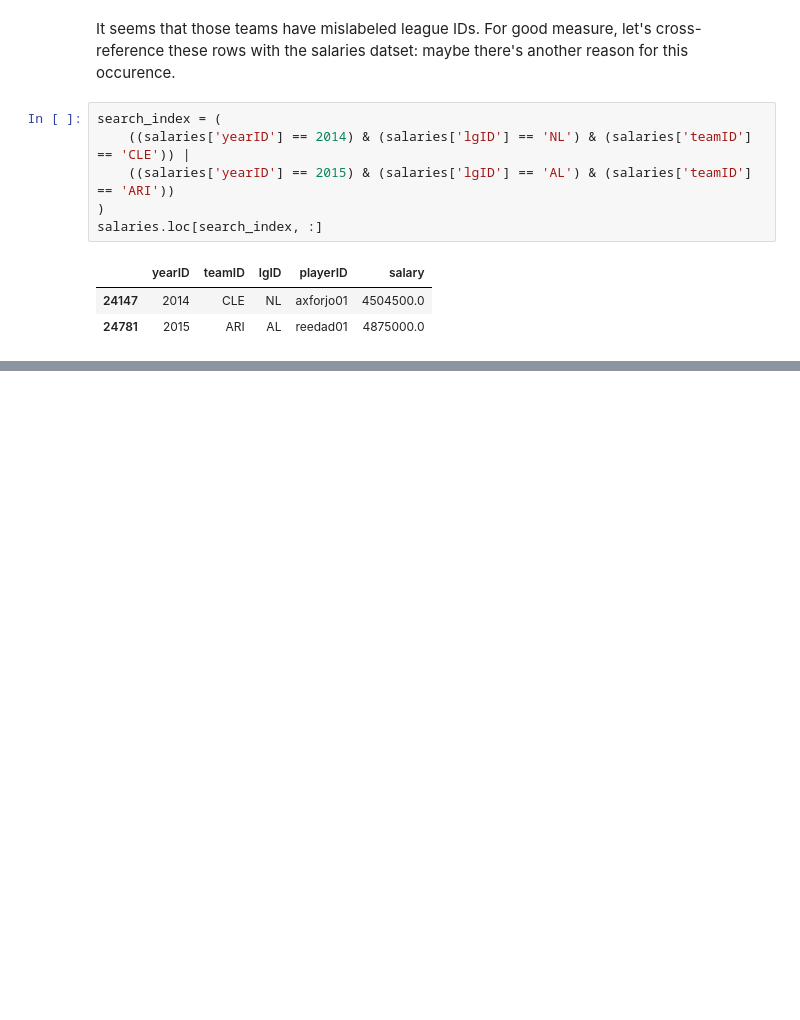
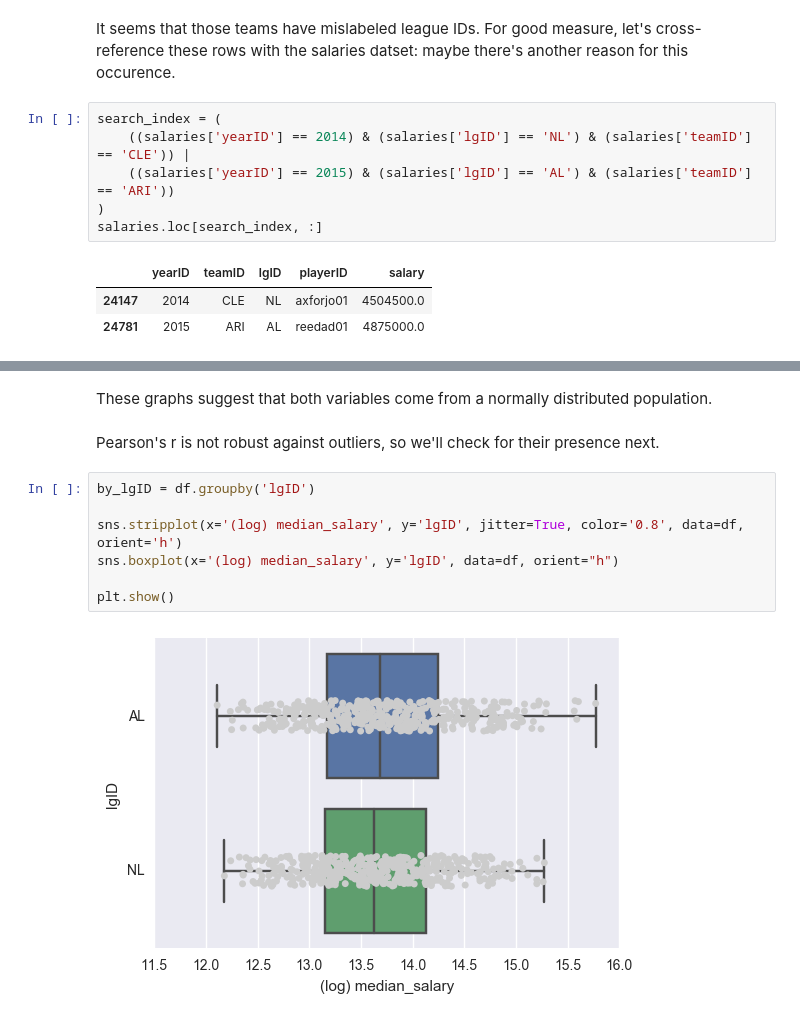
Before and after one commit to uipo78/Data-Analyst-Nanodegree, a Jupyter notebook: P2/P2.ipynb, the cells around one changed output, grey strips where cells are left out. Saved outputs shown, nothing was run; the diff lists cells and outputs as text; blank space fills up the shorter version.

```diff
--- a/P2/P2.ipynb
+++ b/P2/P2.ipynb
@@ -288,0 +250,13 @@ def heatmap(pvt_tbl, values, cmap, null_color='white'):
+# %% [markdown]
+These graphs suggest that both variables come from a normally distributed population.
+# %% [markdown]
+Pearson's r is not robust against outliers, so we'll check for their presence next.
+# %%
+by_lgID = df.groupby('lgID')
+
+sns.stripplot(x='(log) median_salary', y='lgID', jitter=True, color='0.8', data=df, orient='h')
+sns.boxplot(x='(log) median_salary', y='lgID', data=df, orient="h")
+
+plt.show()
+# %% [output]
+[figure, added]
```
Also changed, not shown: parts of 65 cells of this notebook.
